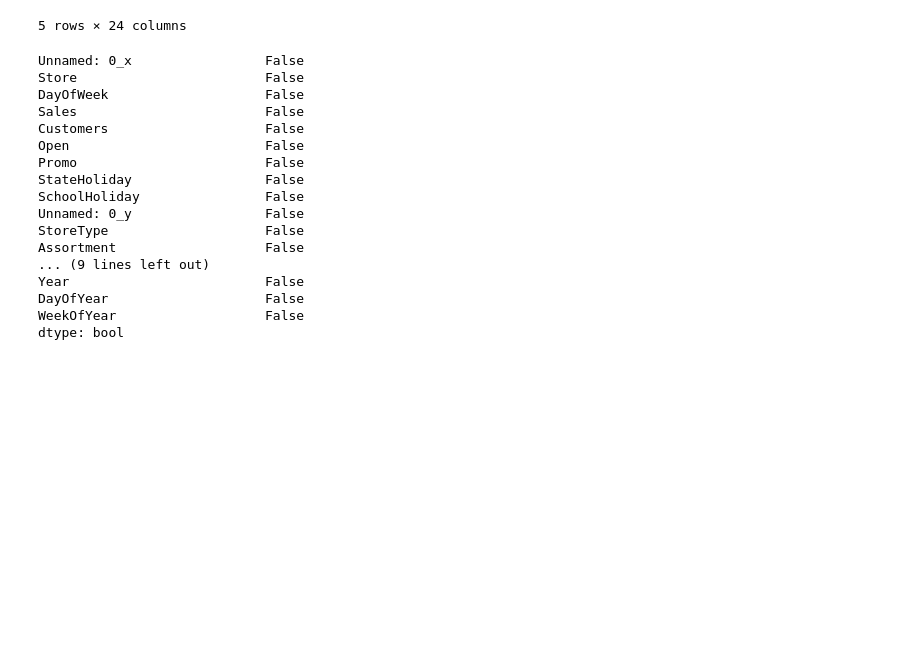
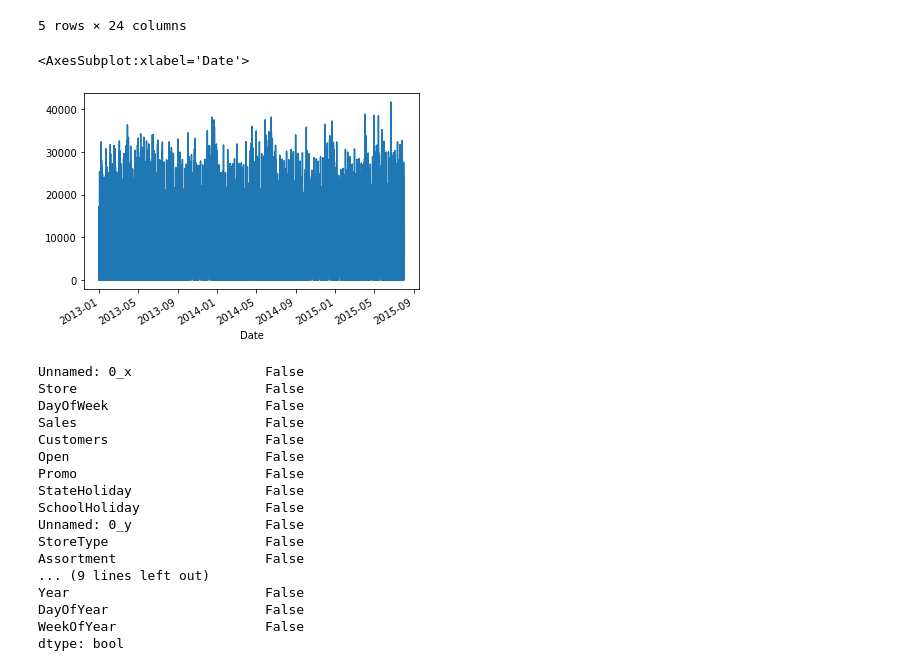
Before and after one commit to andyalex234/sales_forecasting, a Jupyter notebook: notebooks/preprocessing.ipynb, the cells around one changed output. Saved outputs shown, nothing was run; the diff lists cells and outputs as text; code cells hidden in the pictures; blank space fills up the shorter version.

```diff
--- a/notebooks/preprocessing.ipynb
+++ b/notebooks/preprocessing.ipynb
@@ -72,6 +72,12 @@ train_df.tail()
 | 2015-07-30 | 2229 | 1115 | 4 | 8405 | 502 | 1 | 1 | 0 | 1 | ... |
 | 2015-07-31 | 1114 | 1115 | 5 | 8680 | 538 | 1 | 1 | 0 | 1 | ... |
 5 rows × 24 columns
+# %%
+temp = train_df['Sales']
+temp.plot()
+# %% [output]
+<AxesSubplot:xlabel='Date'>
+[figure, added]
 # %%
 manipulate = Manipulate(train_df)
 # Fill missing numeric values
```
Also changed, not shown: parts of 3 cells of this notebook, 1 other file.
